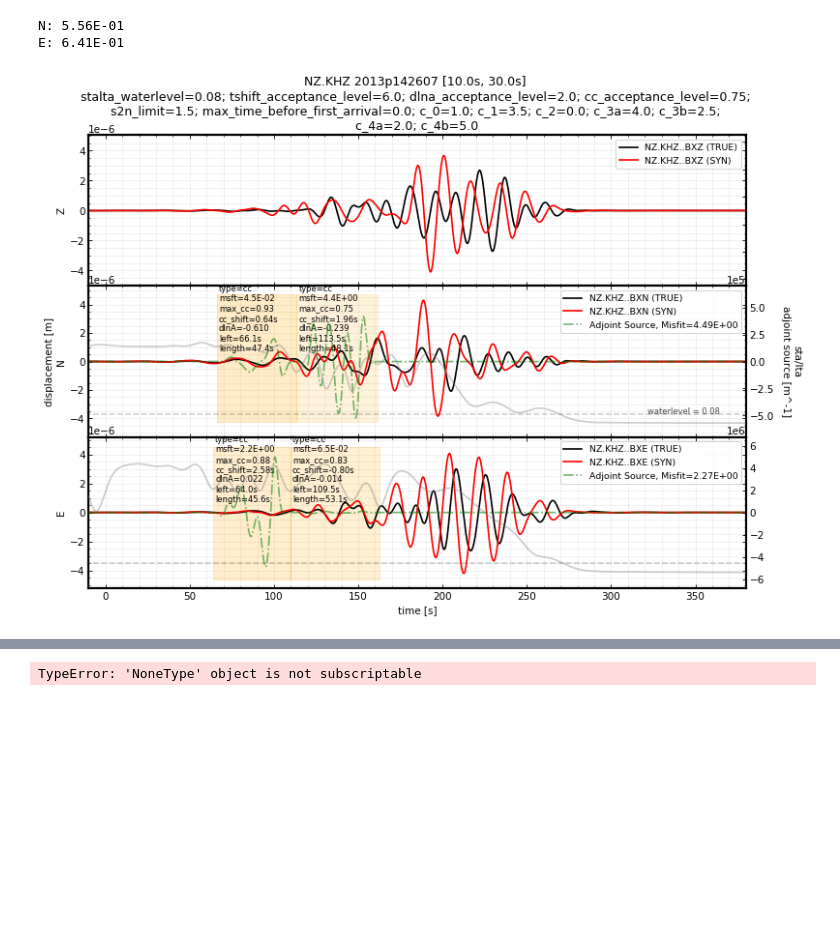
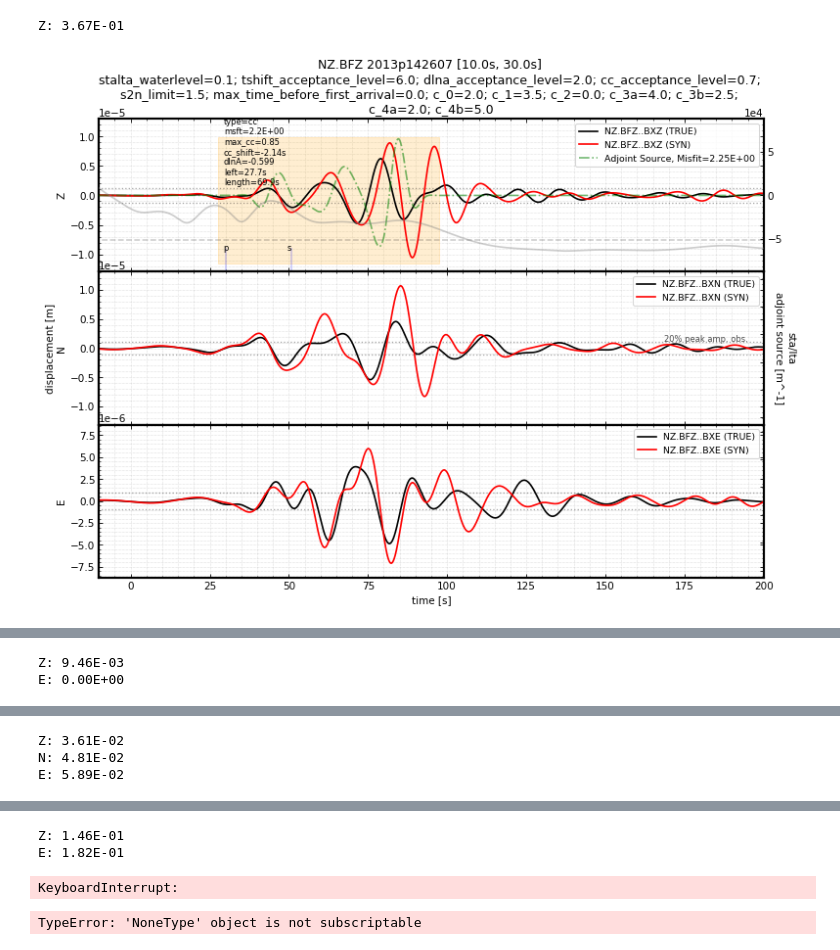
Before and after one commit to bch0w/spectral, a Jupyter notebook: simulations/misfit_tuner.ipynb, the cells around one changed output, grey strips where cells are left out. Saved outputs shown, nothing was run; the diff lists cells and outputs as text; code cells hidden in the pictures; blank space fills up the shorter version.

```diff
--- a/simulations/misfit_tuner.ipynb
+++ b/simulations/misfit_tuner.ipynb
@@ -113,8 +113,6 @@ def run_pyatoa(config, station=None, save=False, show=False):
                 save = os.path.join(os.getcwd(), config.event_id, f"{sta}.png")
             mgmt.plot_wav(show=show, save=save, append_title=append_title, dpi=75)
             mgmt.reset(hard_reset=False)
-
-    return mgmt
 # %%
 def initialize(event_id, model_number):
     """
@@ -126,9 +124,6 @@ def initialize(event_id, model_number):
     :type model_number: str
     :param model_number: model to process
     """
-    logger = logging.getLogger("pyflex")
-    logger.setLevel(logging.DEBUG)
-
     config = pyatoa.Config(
                 event_id=event_id,
                 model_number=model_number,
@@ -136,7 +131,7 @@ def initialize(event_id, model_number):
                 max_period=30,
                 filter_corners=4,
                 rotate_to_rtz=False,
-                zero_pad=100,
+                zero_pad=0,
                 unit_output="DISP",
                 window_amplitude_ratio=0.,
                 pyflex_config="default",
@@ -165,13 +160,13 @@ pyatoa_config.pyflex_config = ("test_config", pyflex_cfg)
 # 1) Main tuning parameters in order
 setattr(pyflex_cfg, 's2n_limit', 1.5)  # 1.5
 setattr(pyflex_cfg, 'tshift_acceptance_level', 6.)  # 10.
-setattr(pyflex_cfg, 'cc_acceptance_level', 0.75)  # 0.7
+setattr(pyflex_cfg, 'cc_acceptance_level', 0.7)  # 0.7
 setattr(pyflex_cfg, 'dlna_acceptance_level', 2.)  # 1.3
-setattr(pyflex_cfg, 'stalta_waterlevel', 0.08)  # 0.07
+setattr(pyflex_cfg, 'stalta_waterlevel', 0.1)  # 0.07
 
 # 2) Fine tuning parameters, only applied to STA/LTA waveform E(t)
 # c_0: internal minima height - reject if E(t)_peak < stalta_wavterlevel * c_0
-setattr(pyflex_cfg, 'c_0', 1.)  # 1.
+setattr(pyflex_cfg, 'c_0', 2.)  # 1.
 # c_1: window length - minimumum window length = c_1 * min_period
 setattr(pyflex_cfg, 'c_1', 3.5)  # 1.5
 # c_2: maxima prominence - central peak vs surrounding minima, hard to control
@@ -192,8 +187,10 @@ setattr(pyflex_cfg, 'check_global_data_quality', False)  # False
 setattr(pyflex_cfg, 'snr_integrate_base', False)  # False
 setattr(pyflex_cfg, 'snr_max_base', 3.)  # 3.
 
+logger = logging.getLogger("pyflex")
+logger.setLevel(logging.DEBUG)
 
 # Run pyatoa with the overwritten configuration
 pyatoa_config.pyflex_config = ("test_config", pyflex_cfg)
-mgmt = run_pyatoa(pyatoa_config, station="NZ.KHZ", save=False, show=True)
+mgmt = run_pyatoa(pyatoa_config, station=None, save=False, show=True)
 # %% [output]
@@ -217,3 +214,2 @@ mgmt = run_pyatoa(pyatoa_config, station="NZ.KHZ", save=False, show=True)
-N: 5.56E-01
-E: 6.41E-01
+Z: 3.67E-01
-[figure, old version]
+[figure, new version]
@@ -219,0 +233,2 @@ E: 6.41E-01
+Z: 9.46E-03
+E: 0.00E+00
@@ -219,0 +253,3 @@ E: 6.41E-01
+Z: 3.61E-02
+N: 4.81E-02
+E: 5.89E-02
@@ -220,3 +274,6 @@ E: 6.41E-01
+Z: 1.46E-01
+E: 1.82E-01
+KeyboardInterrupt:
 # %%
 print((mgmt.adj_srcs["E"].adjoint_source[::-1] * mgmt.st_syn.select(component="E")[0].data).max())
 print((mgmt.adj_srcs["Z"].adjoint_source[::-1] * mgmt.st_syn.select(component="Z")[0].data).max())
```
Also changed, not shown: parts of 1 cell of this notebook, 1 other file.
